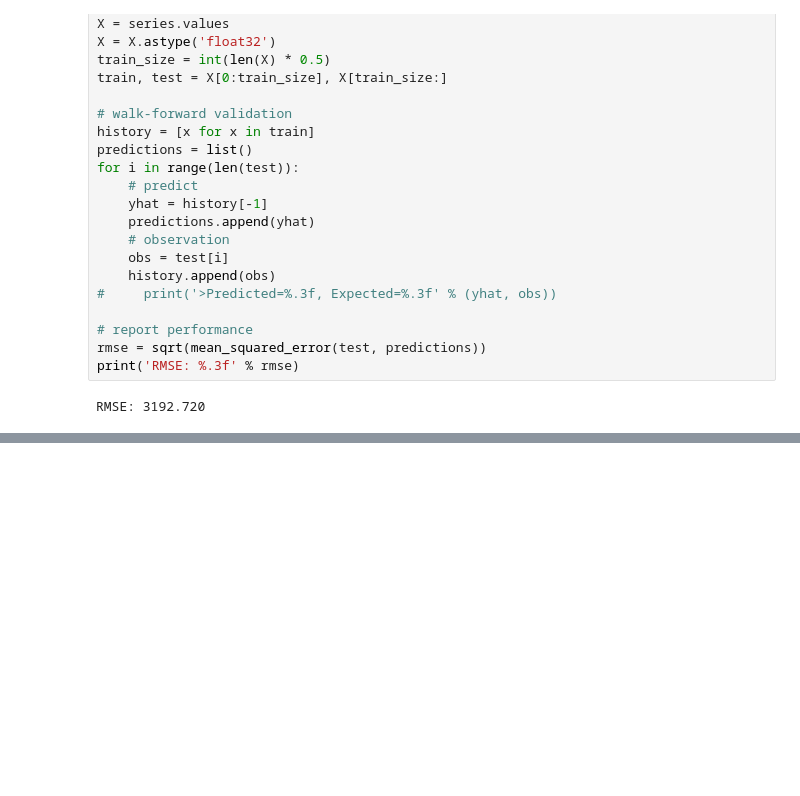
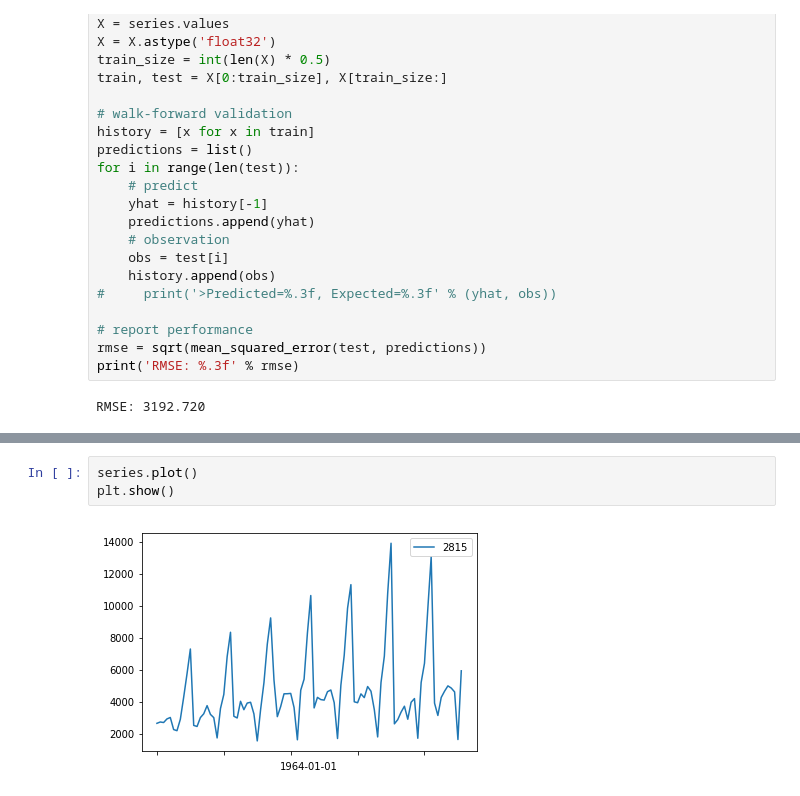
Before and after one commit to JayThibs/time-series-forecasting, a Jupyter notebook: Monthly Champagne Sales/Monthly-Champagne-Sales.ipynb, the cells around one changed output, grey strips where cells are left out. Saved outputs shown, nothing was run; the diff lists cells and outputs as text; blank space fills up the shorter version.

```diff
--- a/Monthly Champagne Sales/Monthly-Champagne-Sales.ipynb
+++ b/Monthly Champagne Sales/Monthly-Champagne-Sales.ipynb
@@ -47,0 +70,5 @@ RMSE: 3192.720
+# %%
+series.plot()
+plt.show()
+# %% [output]
+[figure, added]
```
Also changed, not shown: parts of 8 cells of this notebook.
